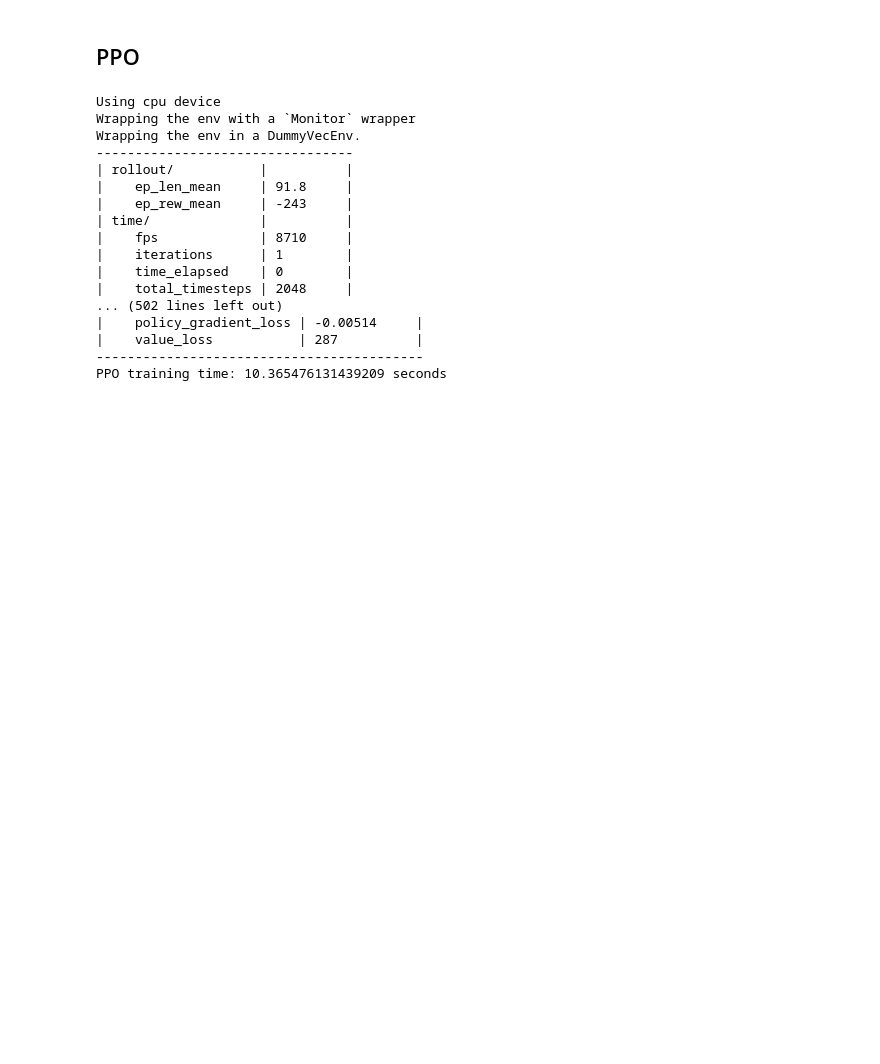
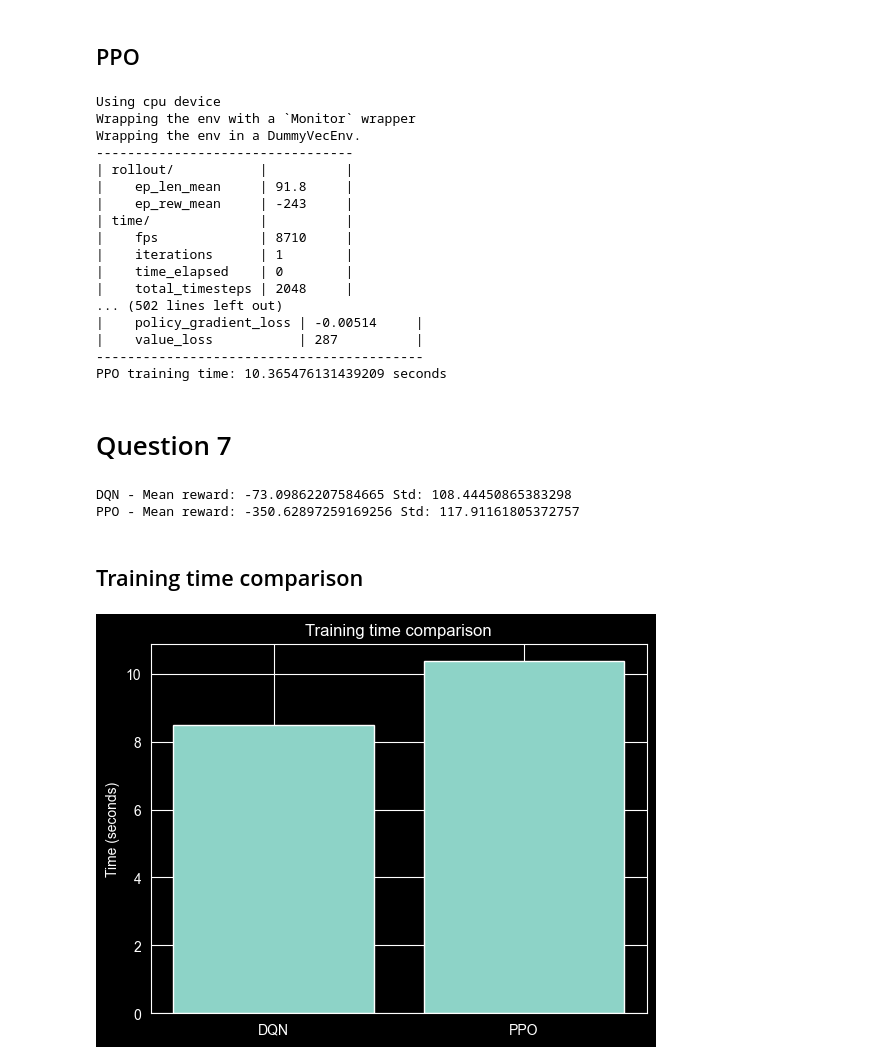
Before and after one commit to thanasisxan/AI-101-Machine-Learning, a Jupyter notebook: Exercise-9/rl-lunar-lander.ipynb, the cells around one changed output. Drawn from its saved outputs; the diff is of its cells as text; code cells hidden in the pictures; blank space fills up the shorter version.

```diff
--- a/Exercise-9/rl-lunar-lander.ipynb
+++ b/Exercise-9/rl-lunar-lander.ipynb
@@ -268,3 +270,25 @@ Wrapping the env in a DummyVecEnv.
 |    value_loss           | 287          |
 ------------------------------------------
 PPO training time: 10.365476131439209 seconds
+# %% [markdown]
+# Question 7
+# %%
+env = gym.make("LunarLander-v3")
+
+dqn_mean, dqn_std = evaluate_policy(dqn_model, env, n_eval_episodes=5)
+print("DQN - Mean reward:", dqn_mean, "Std:", dqn_std)
+
+ppo_mean, ppo_std = evaluate_policy(ppo_model, env, n_eval_episodes=5)
+print("PPO - Mean reward:", ppo_mean, "Std:", ppo_std)
+# %% [output]
+DQN - Mean reward: -73.09862207584665 Std: 108.44450865383298
+PPO - Mean reward: -350.62897259169256 Std: 117.91161805372757
+# %% [markdown]
+## Training time comparison
+# %%
+plt.bar(["DQN", "PPO"], [dqn_training_time, ppo_training_time])
+plt.ylabel("Time (seconds)")
+plt.title("Training time comparison")
+plt.show()
+# %% [output]
+[figure, added]
```
Also changed, not shown: parts of 3 cells of this notebook.
